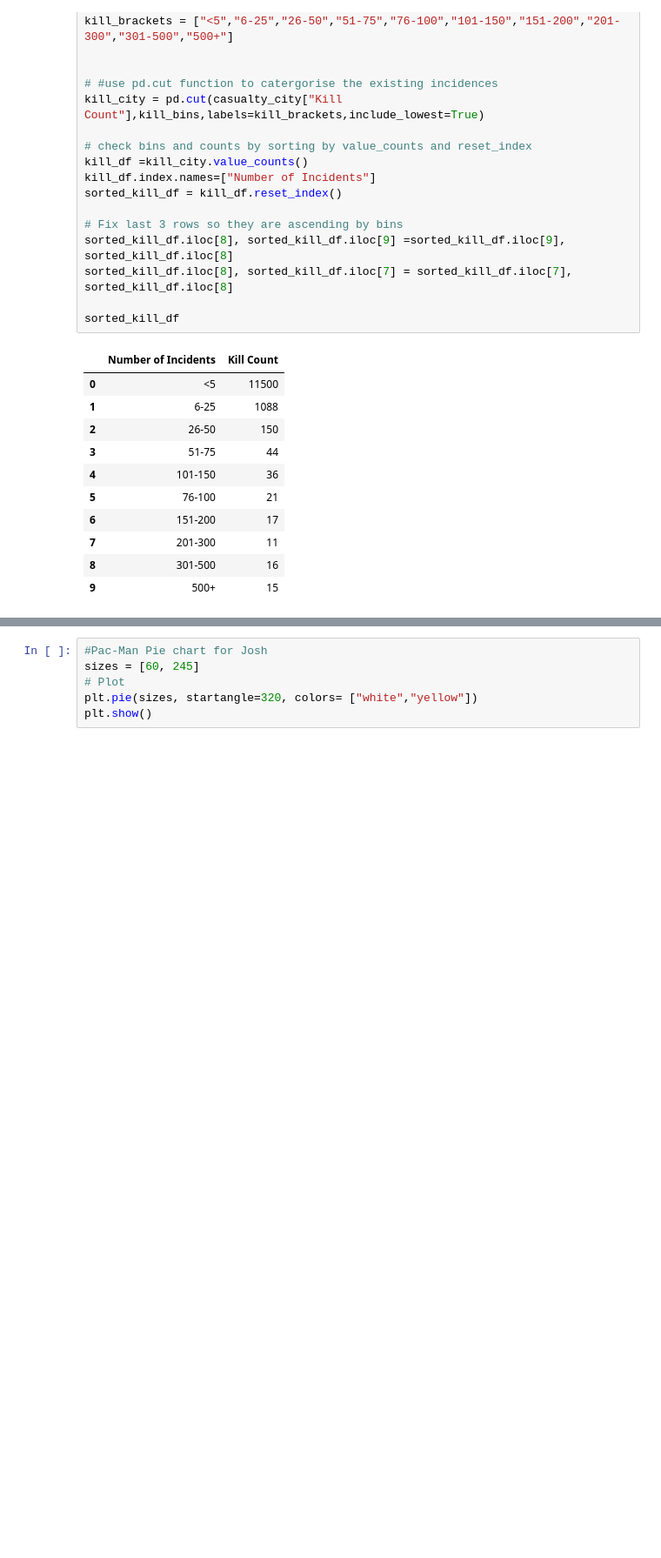
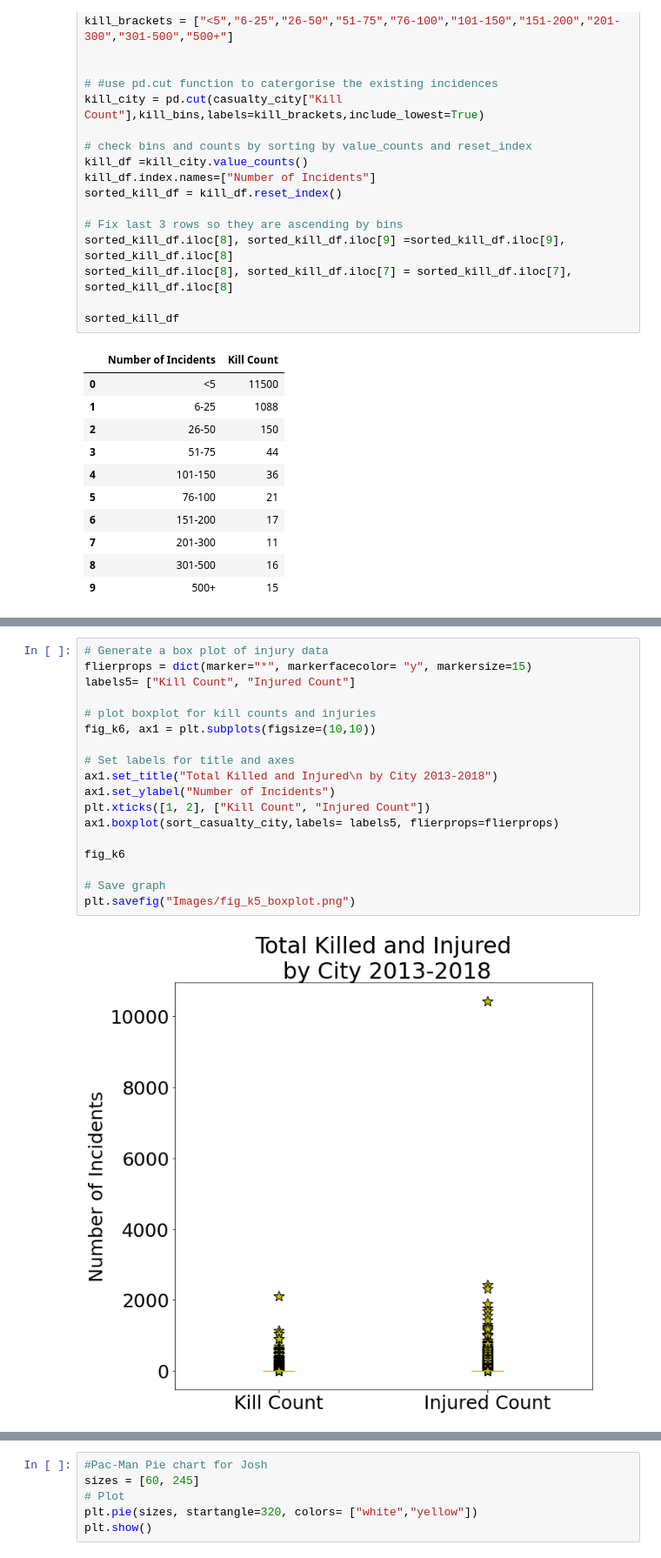
Before and after one commit to Kevin-McConchie/Project-1-Group-2, a Jupyter notebook: KM - gun_violence.ipynb, the cells around one changed output, grey strips where cells are left out. Shown: that part at 87% size. Drawn from its saved outputs; the diff is of its cells as text; blank space fills up the shorter version.

```diff
--- a/KM - gun_violence.ipynb
+++ b/KM - gun_violence.ipynb
@@ -279,0 +345,20 @@ fig_k4
+# %%
+# Generate a box plot of injury data
+flierprops = dict(marker="*", markerfacecolor= "y", markersize=15)
+labels5= ["Kill Count", "Injured Count"]
+
+# plot boxplot for kill counts and injuries
+fig_k6, ax1 = plt.subplots(figsize=(10,10))
+
+# Set labels for title and axes
+ax1.set_title("Total Killed and Injured\n by City 2013-2018")
+ax1.set_ylabel("Number of Incidents")
+plt.xticks([1, 2], ["Kill Count", "Injured Count"])
+ax1.boxplot(sort_casualty_city,labels= labels5, flierprops=flierprops)
+
+fig_k6
+
+# Save graph
+plt.savefig("Images/fig_k5_boxplot.png")
+# %% [output]
+[figure, added]
```
Also changed, not shown: parts of 7 cells of this notebook, 7 other files.
